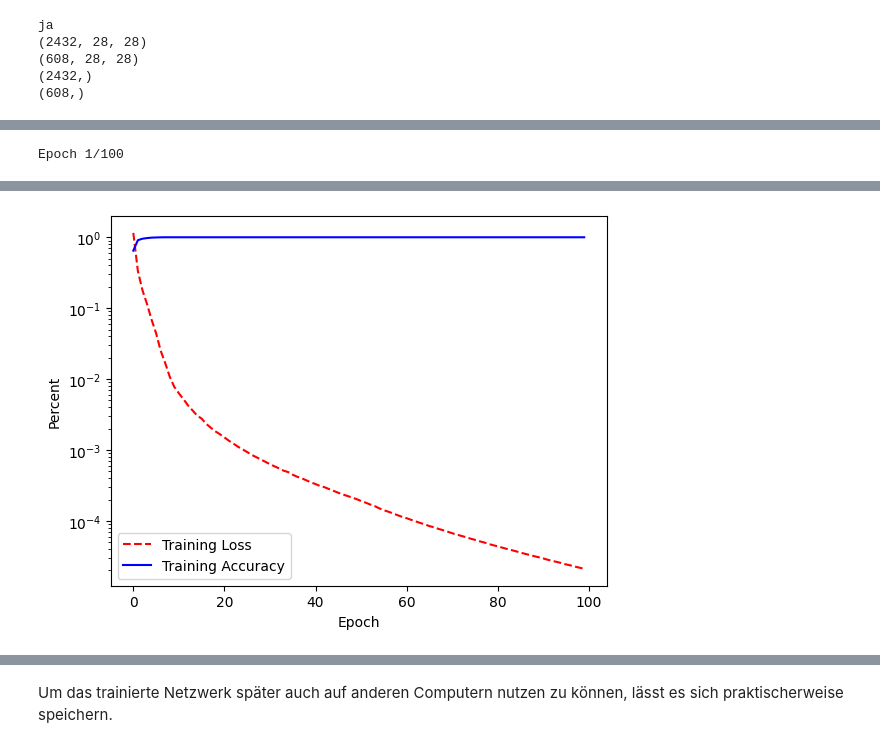
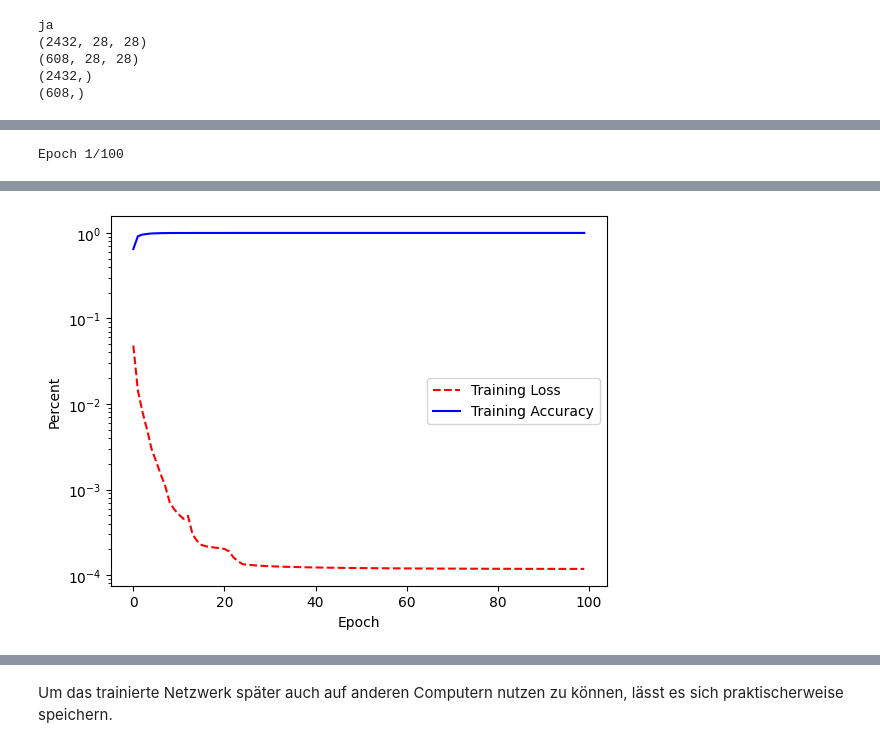
Before and after one commit to ArnoldIntelligence/KI-Vorlesung, a Jupyter notebook: notebooks/04-zahlen_erkennen.ipynb, the cells around one changed output, grey strips where cells are left out. Drawn from its saved outputs; the diff is of its cells as text; code cells hidden in the pictures.

```diff
--- a/notebooks/04-zahlen_erkennen.ipynb
+++ b/notebooks/04-zahlen_erkennen.ipynb
@@ -364,16 +364,21 @@ import pandas as pd
 # Normalize the pixel values by dividing each pixel by 255
 x_train, x_test = x_train / 255.0, x_test / 255.0
 
-# Build the 4-layer neural network (MLP)
+# Build the 4-layer neural network
 model = tf.keras.models.Sequential([
-tf.keras.layers.Flatten(input_shape=(28, 28)),
-tf.keras.layers.Dense(128, activation='relu'),
-tf.keras.layers.Dense(60, activation='relu'),
-tf.keras.layers.Dense(10, activation='softmax')
+tf.keras.layers.Flatten(input_shape=(28, 28)),  # 28x28 Pixel in Vektor konvertieren
+tf.keras.layers.Dense(128, activation='relu'),  # Fully Connected Layer
+tf.keras.layers.Dense(60, activation='relu'),   # Fully Connected Layer
+tf.keras.layers.Dense(10, activation='softmax') # Fully Connected Layer
 ])
 
 # Compile the model and set optimizer, loss function, and metrics
-model.compile(optimizer='adam', loss='sparse_categorical_crossentropy', metrics=['accuracy'])
+# Sollten wir hier für loss einfach MSE verwenden (weil wir es bisher auch gemacht haben?)
+# nur für mse
+y_train = tf.keras.utils.to_categorical(y_train, 10)
+y_test = tf.keras.utils.to_categorical(y_test, 10)
+model.compile(optimizer='adam', loss='mse', metrics=['accuracy'])
+#model.compile(optimizer='adam', loss='sparse_categorical_crossentropy', metrics=['accuracy'])
 
 # Finally, train or fit the model (with reduced output)
 trained_model = model.fit(x_train, y_train, validation_split=0.3, epochs=100, verbose=2)
@@ -398,12 +403,9 @@ print("Predicted class based on the highest probability:")
 predicted_df.idxmax(axis=1)
 
 print("===Confusion Matrix==")
-# The confusion_matrix() function returns a tensor. If you print this tensor directly by using print(confusion),
-# it will not show you the values of the tensor. You will need to execute the tensor so that it calculates all the values
-# before displaying to the console. That is the reason the tensor was first converted into a NumPy array and then
-# transformed into Pandas DataFrame (Line 48) for the purpose of printing.
-
-confusion = tf.math.confusion_matrix(y_test, np.argmax(predicted, axis=1), num_classes=10)
+#confusion = tf.math.confusion_matrix(y_test, np.argmax(predicted, axis=1), num_classes=10)
+# falls mse
+confusion = tf.math.confusion_matrix(np.argmax(y_test, axis=1),np.argmax(predicted, axis=1),num_classes=10)
 tf.print(confusion)
 tensor_values = confusion.numpy()
 confusion_df = pd.DataFrame(tensor_values)
@@ -430,4 +432,4 @@ Epoch 7/100
-[figure, old version]
+[figure, new version]
 # %% [markdown]
 Die Grafik zeigt den Trainingsverlauf des neuronalen Netzes über die Epochen und stellt dar, wie sich Verlustfunktion und Klassifikationsgenauigkeit während des Lernprozesses entwickeln. Auf der x-Achse ist die Anzahl der Trainingsdurchläufe (Epochen) abgetragen, während die y-Achse den Wert der jeweiligen Kenngröße in logarithmischer Skalierung darstellt.
 
```
Also changed, not shown: parts of 1 cell of this notebook, 15 other files.
